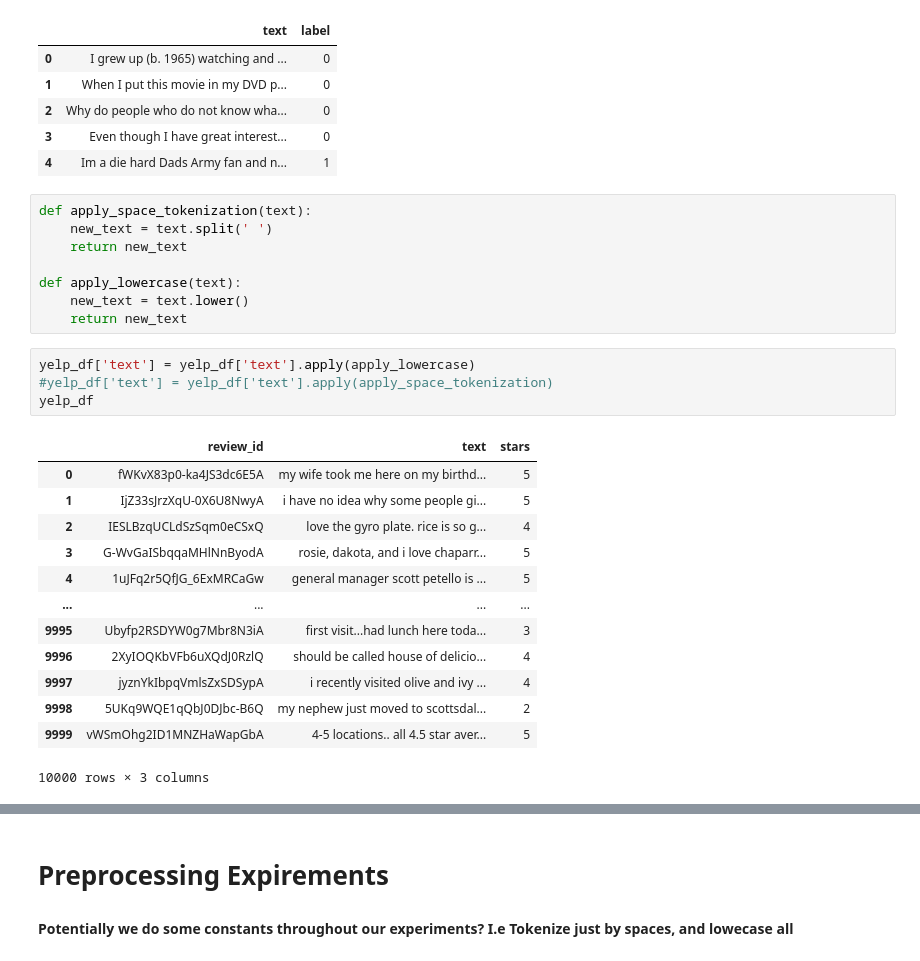
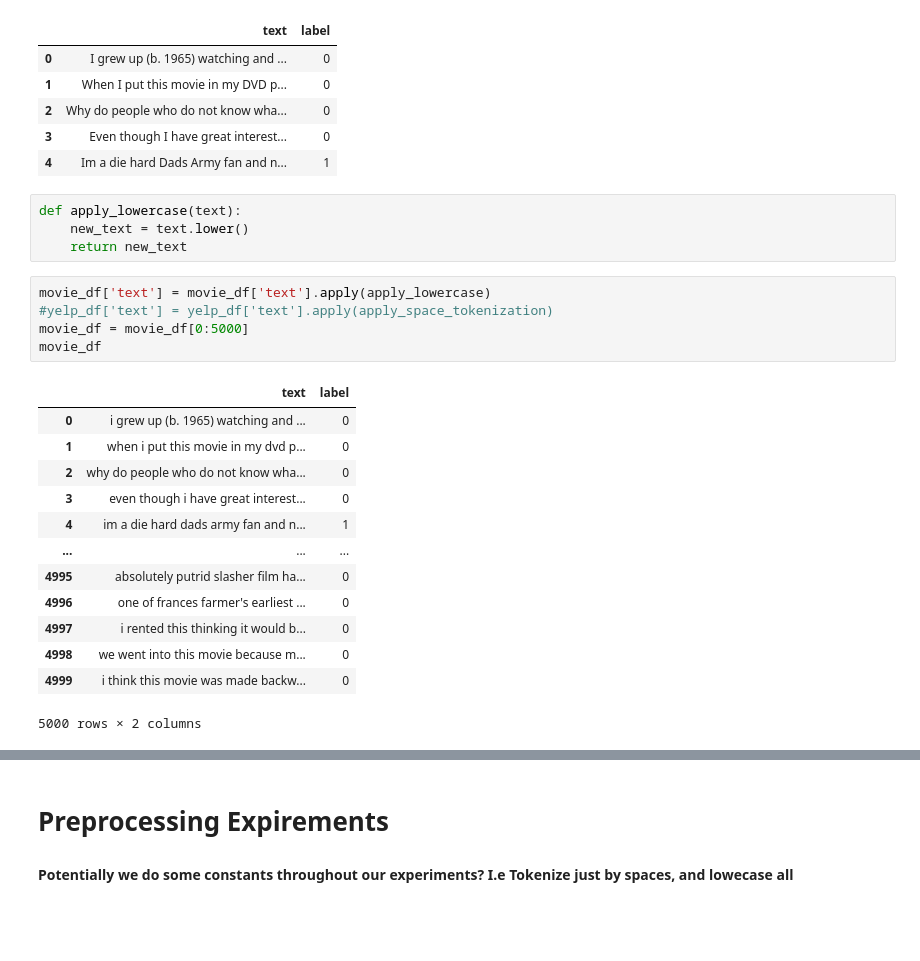
Before and after one commit to Pburns18/CS4120-FP, a Jupyter notebook: FP-Notebook.ipynb, the cells around one changed output, grey strips where cells are left out. Saved outputs shown, nothing was run; the diff lists cells and outputs as text; blank space fills up the shorter version.

```diff
--- a/FP-Notebook.ipynb
+++ b/FP-Notebook.ipynb
@@ -79,28 +63,25 @@ movie_df.head()
 | 3 | Even though I have great interest... | 0 |
 | 4 | Im a die hard Dads Army fan and n... | 1 |
 # %%
-def apply_space_tokenization(text):
-    new_text = text.split(' ')
-    return new_text
-
 def apply_lowercase(text):
     new_text = text.lower()
     return new_text
 # %%
-yelp_df['text'] = yelp_df['text'].apply(apply_lowercase)
+movie_df['text'] = movie_df['text'].apply(apply_lowercase)
 #yelp_df['text'] = yelp_df['text'].apply(apply_space_tokenization)
-yelp_df
+movie_df = movie_df[0:5000]
+movie_df
 # %% [output]
-|  | review_id | text | stars |
-| 0 | fWKvX83p0-ka4JS3dc6E5A | my wife took me here on my birthd... | 5 |
-| 1 | IjZ33sJrzXqU-0X6U8NwyA | i have no idea why some people gi... | 5 |
-| 2 | IESLBzqUCLdSzSqm0eCSxQ | love the gyro plate. rice is so g... | 4 |
-| 3 | G-WvGaISbqqaMHlNnByodA | rosie, dakota, and i love chaparr... | 5 |
-| 4 | 1uJFq2r5QfJG_6ExMRCaGw | general manager scott petello is ... | 5 |
-| ... | ... | ... | ... |
-| 9995 | Ubyfp2RSDYW0g7Mbr8N3iA | first visit...had lunch here toda... | 3 |
-| 9996 | 2XyIOQKbVFb6uXQdJ0RzlQ | should be called house of delicio... | 4 |
-| 9997 | jyznYkIbpqVmlsZxSDSypA | i recently visited olive and ivy ... | 4 |
-| 9998 | 5UKq9WQE1qQbJ0DJbc-B6Q | my nephew just moved to scottsdal... | 2 |
-| 9999 | vWSmOhg2ID1MNZHaWapGbA | 4-5 locations.. all 4.5 star aver... | 5 |
+|  | text | label |
+| 0 | i grew up (b. 1965) watching and ... | 0 |
+| 1 | when i put this movie in my dvd p... | 0 |
+| 2 | why do people who do not know wha... | 0 |
+| 3 | even though i have great interest... | 0 |
+| 4 | im a die hard dads army fan and n... | 1 |
+| ... | ... | ... |
+| 4995 | absolutely putrid slasher film ha... | 0 |
+| 4996 | one of frances farmer's earliest ... | 0 |
+| 4997 | i rented this thinking it would b... | 0 |
+| 4998 | we went into this movie because m... | 0 |
+| 4999 | i think this movie was made backw... | 0 |
-10000 rows × 3 columns
+5000 rows × 2 columns
```
Also changed, not shown: parts of 15 cells of this notebook.
